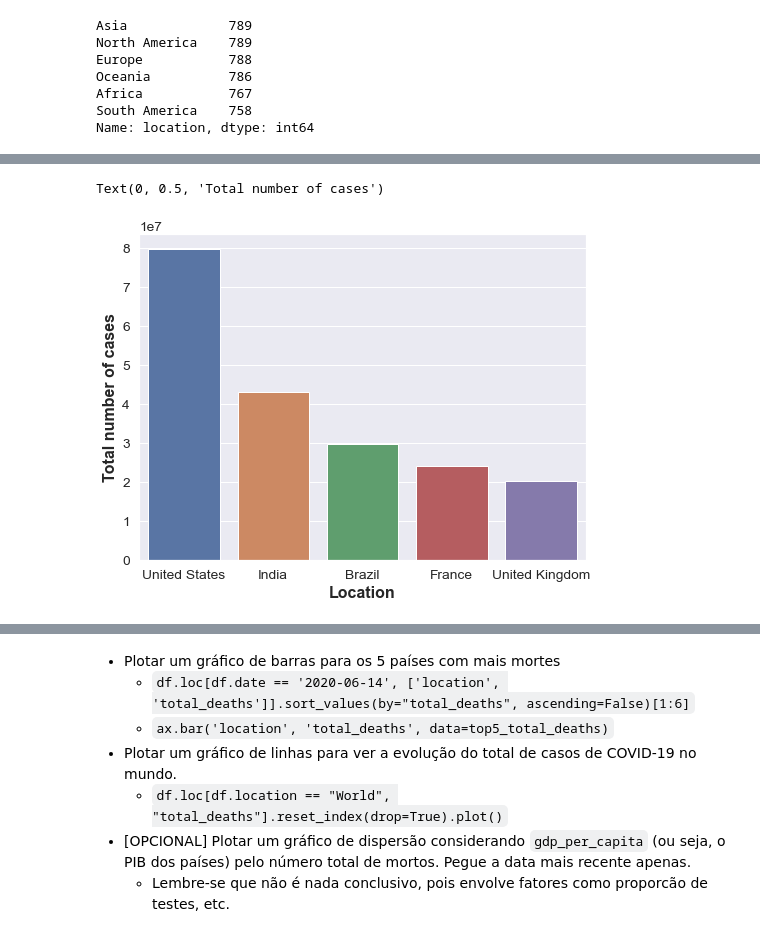
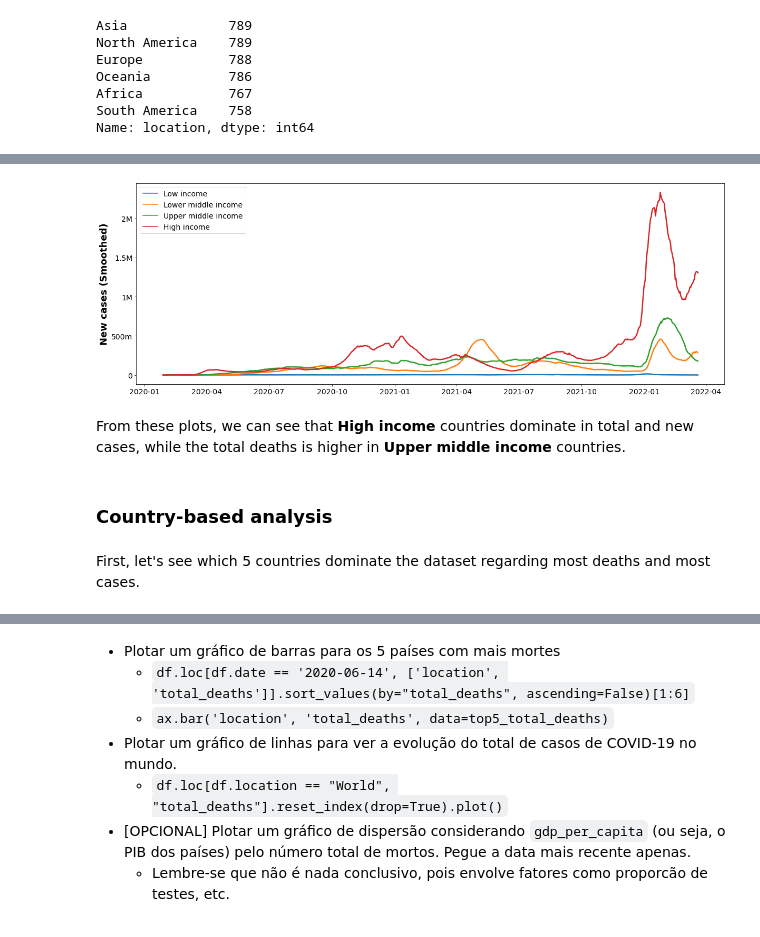
Before and after one commit to cfantecelle/data_science_portfolio, a Jupyter notebook: project_covid/covid19_brazil_analysis.ipynb, the cells around one changed output, grey strips where cells are left out. Cells and saved outputs as stored; diff of their text form; code cells hidden in the pictures.

```diff
--- a/project_covid/covid19_brazil_analysis.ipynb
+++ b/project_covid/covid19_brazil_analysis.ipynb
@@ -382,2 +504,19 @@ Name: location, dtype: int64
+# %%
+fig, ax = plt.subplots(figsize=(20,7))
+
+sns.lineplot(data=df_income, x='date', y='new_cases_smoothed', hue='location', linewidth=2.5, ax=ax, hue_order=['Low income', 'Lower middle income', 'Upper middle income', 'High income']);
+ax.set_xlabel('')
+ax.tick_params('both', labelsize=14)
+ax.legend(fontsize=14)
+ax.set_ylabel('New cases (Smoothed)', weight='bold', fontsize=18)
+ax.yaxis.set_major_formatter(tools.reformat_large_tick_values);
+# %% [output]
+[figure, added]
+# %% [markdown]
+From these plots, we can see that **High income** countries dominate in total and new cases, while the total deaths is higher in **Upper middle income** countries.
+# %% [markdown]
+### Country-based analysis
+# %% [markdown]
+First, let's see which 5 countries dominate the dataset regarding most deaths and most cases.
 # %%
 # 5 countries with most deaths up until 2022-03-20
@@ -388,11 +526,0 @@ top5MostCases = df.loc[df.date == "2022-03-20"].sort_values(by="total_cases", as
-# %%
-# plotting bar plot of top5 most deaths and cases
-sns.set_theme()
-plt.figure(figsize=(8, 6))
-sns.set(font_scale = 1.25)
-p_mostCases = sns.barplot(x='location', y='total_cases', data=top5MostCases)
-p_mostCases.set_xlabel('Location', weight='bold', fontsize=16)
-p_mostCases.set_ylabel('Total number of cases', weight='bold', fontsize=16)
-# %% [output]
-Text(0, 0.5, 'Total number of cases')
-[figure, removed]
```
Also changed, not shown: parts of 33 cells of this notebook, 1 other file.
